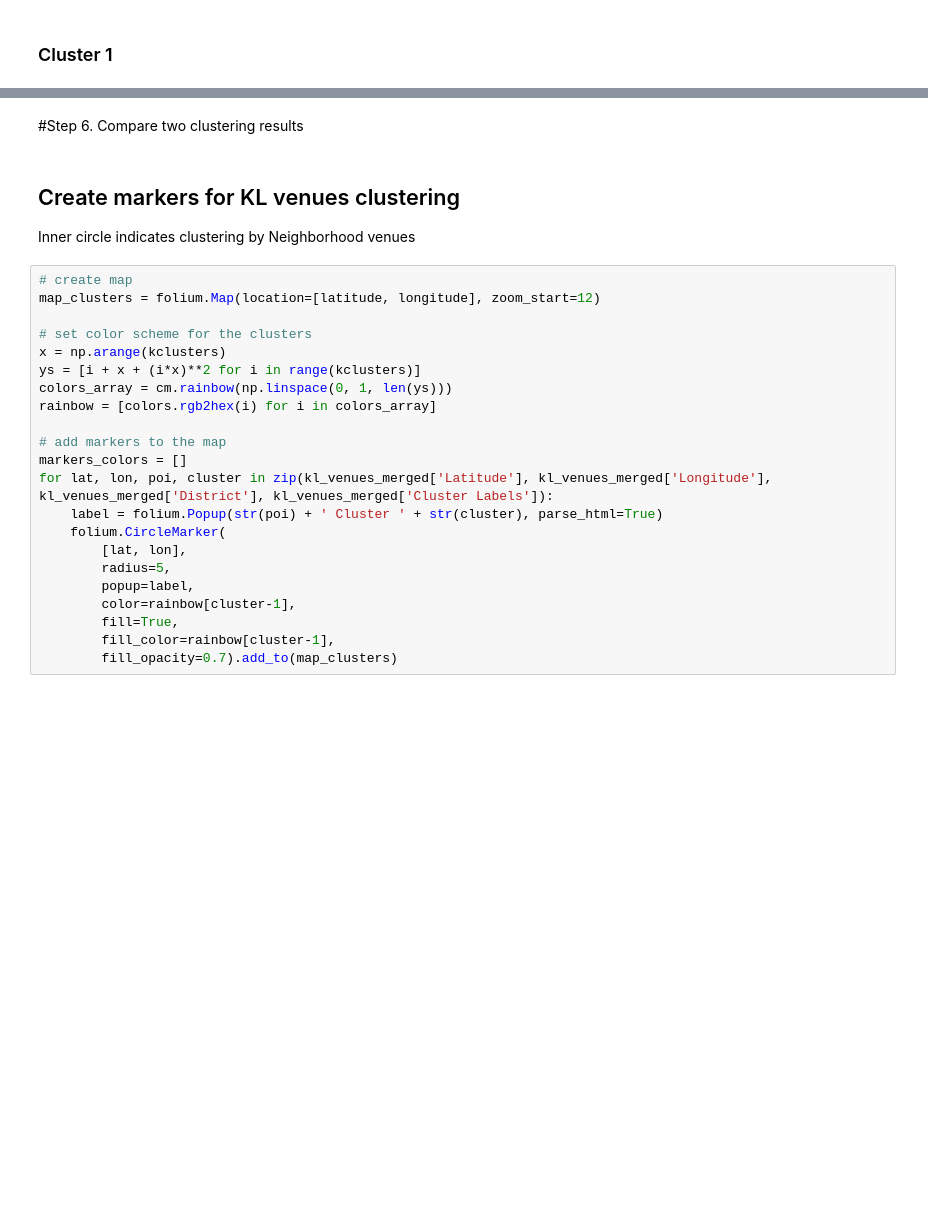
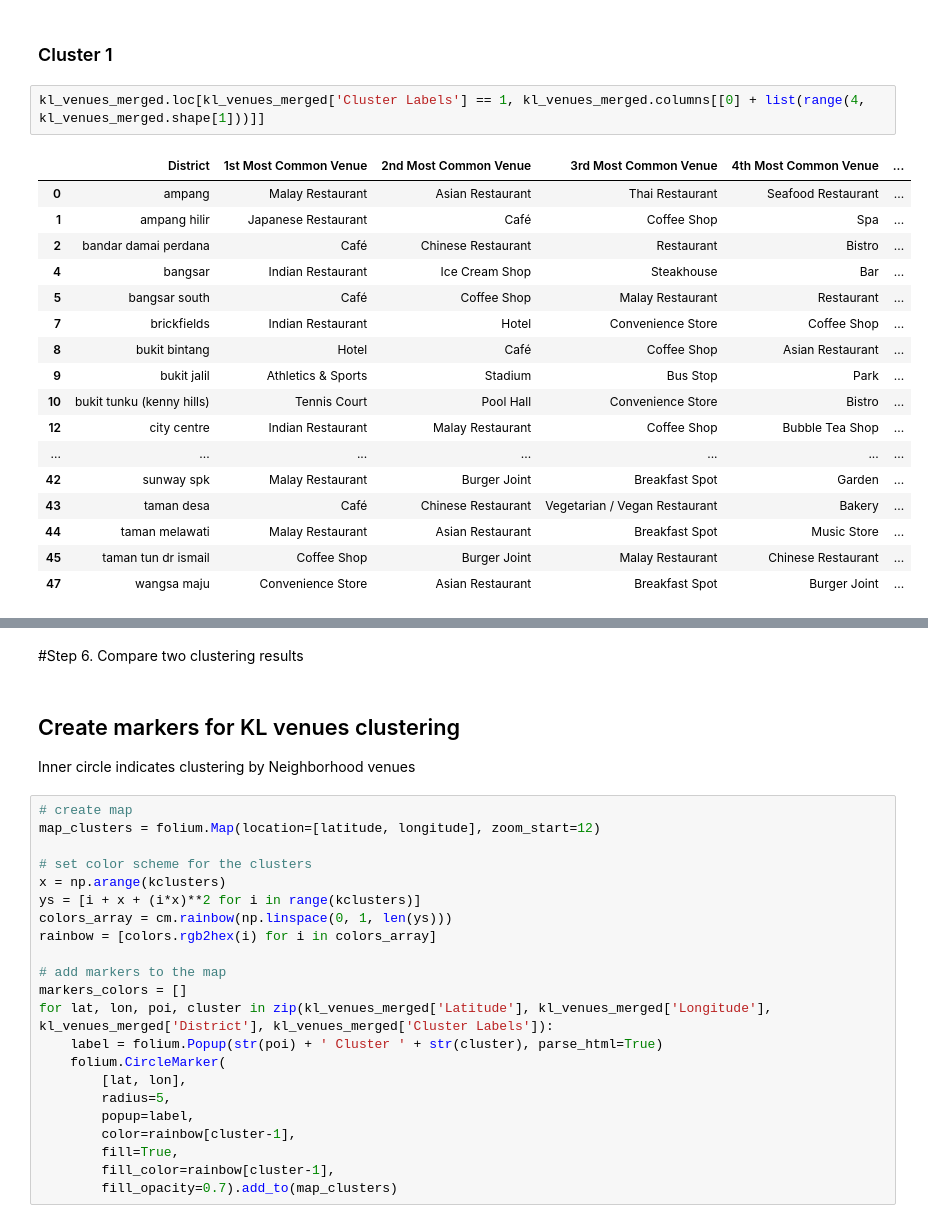
Before and after one commit to anvarnarz/ML-clustering-kl-properties-vs-venues, a Jupyter notebook: main.ipynb, the cells around one changed output, grey strips where cells are left out. Drawn from its saved outputs; the diff is of its cells as text; blank space fills up the shorter version.

```diff
--- a/main.ipynb
+++ b/main.ipynb
@@ -763,2 +763,22 @@ kl_venues_merged.loc[kl_venues_merged['Cluster Labels'] == 0, kl_venues_merged.c
 # %% [markdown]
 ### Cluster 1
+# %%
+kl_venues_merged.loc[kl_venues_merged['Cluster Labels'] == 1, kl_venues_merged.columns[[0] + list(range(4, kl_venues_merged.shape[1]))]]
+# %% [output]
+|  | District | 1st Most Common Venue | 2nd Most Common Venue | 3rd Most Common Venue | 4th Most Common Venue | ... |
+| 0 | ampang | Malay Restaurant | Asian Restaurant | Thai Restaurant | Seafood Restaurant | ... |
+| 1 | ampang hilir | Japanese Restaurant | Café | Coffee Shop | Spa | ... |
+| 2 | bandar damai perdana | Café | Chinese Restaurant | Restaurant | Bistro | ... |
+| 4 | bangsar | Indian Restaurant | Ice Cream Shop | Steakhouse | Bar | ... |
+| 5 | bangsar south | Café | Coffee Shop | Malay Restaurant | Restaurant | ... |
+| 7 | brickfields | Indian Restaurant | Hotel | Convenience Store | Coffee Shop | ... |
+| 8 | bukit bintang | Hotel | Café | Coffee Shop | Asian Restaurant | ... |
+| 9 | bukit jalil | Athletics & Sports | Stadium | Bus Stop | Park | ... |
+| 10 | bukit tunku (kenny hills) | Tennis Court | Pool Hall | Convenience Store | Bistro | ... |
+| 12 | city centre | Indian Restaurant | Malay Restaurant | Coffee Shop | Bubble Tea Shop | ... |
+| ... | ... | ... | ... | ... | ... | ... |
+| 42 | sunway spk | Malay Restaurant | Burger Joint | Breakfast Spot | Garden | ... |
+| 43 | taman desa | Café | Chinese Restaurant | Vegetarian / Vegan Restaurant | Bakery | ... |
+| 44 | taman melawati | Malay Restaurant | Asian Restaurant | Breakfast Spot | Music Store | ... |
+| 45 | taman tun dr ismail | Coffee Shop | Burger Joint | Malay Restaurant | Chinese Restaurant | ... |
+| 47 | wangsa maju | Convenience Store | Asian Restaurant | Breakfast Spot | Burger Joint | ... |
```
Also changed, not shown: parts of 6 cells of this notebook, 4 other files.
